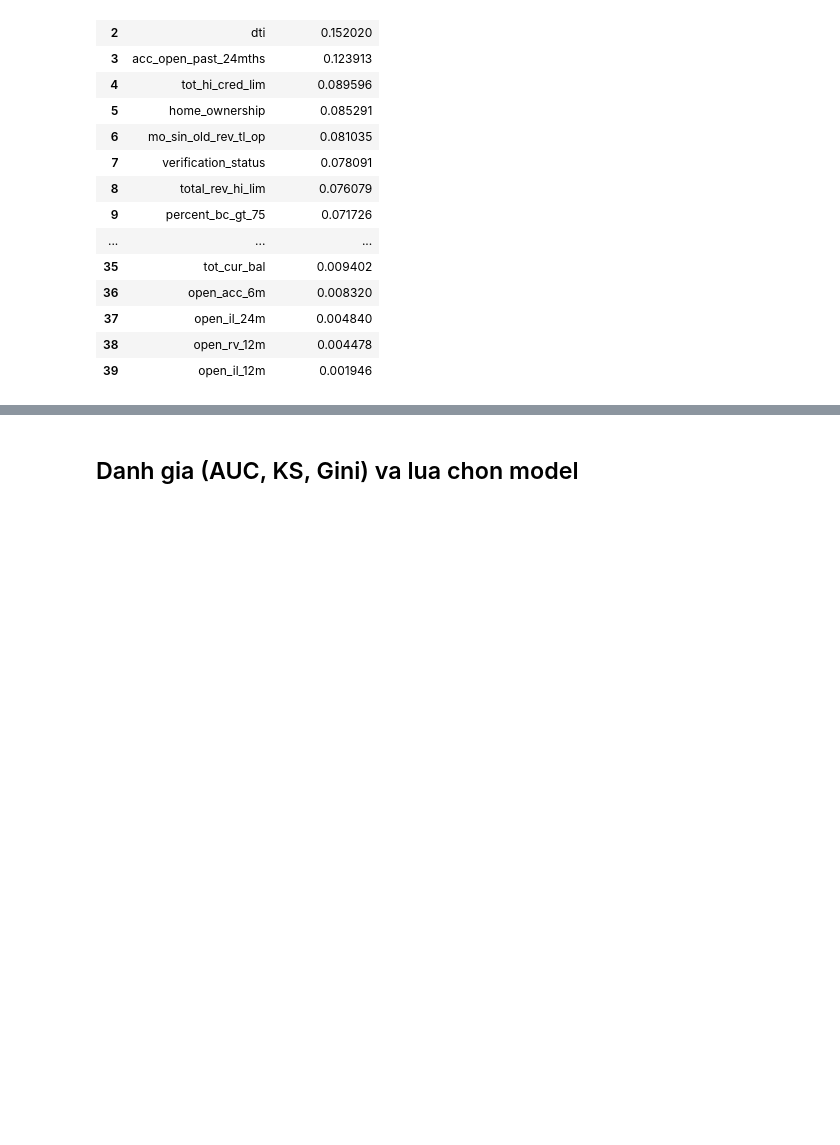
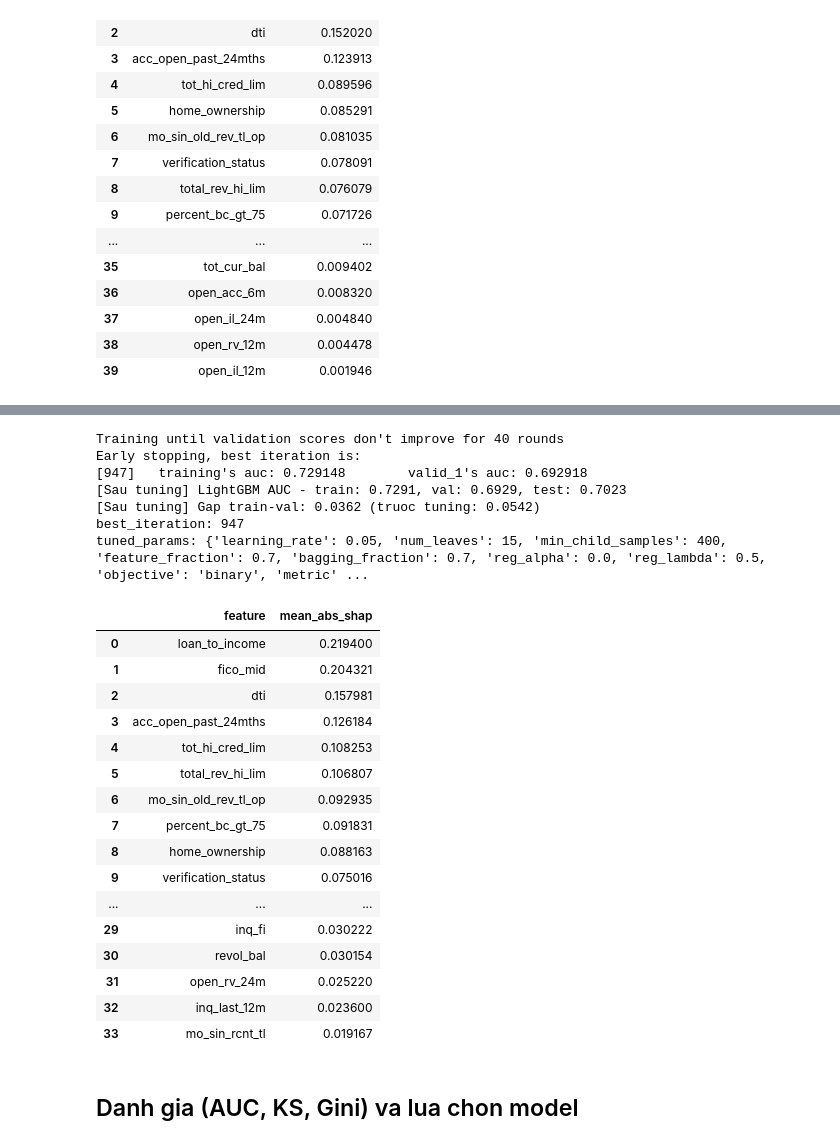
Before and after one commit to AnhNgone/CRA-CL, a Jupyter notebook: notebooks/04_modeling.ipynb, the cells around one changed output, grey strips where cells are left out. Drawn from its saved outputs; the diff is of its cells as text; code cells hidden in the pictures; blank space fills up the shorter version.

```diff
--- a/notebooks/04_modeling.ipynb
+++ b/notebooks/04_modeling.ipynb
@@ -175,3 +368,73 @@ shap_importance
+# %%
+import json
+
+# Train lai LightGBM voi best_params tim duoc (day la ban se duoc danh gia/luu lam model chinh)
+tuned_params = {**best_params, **FIXED_PARAMS}
+
+gbm_before_tuning_train_auc, gbm_before_tuning_val_auc = gbm_train_auc, gbm_val_auc
+
+gbm = lgb.train(
+    tuned_params,
+    lgb_train,
+    num_boost_round=1200,
+    valid_sets=[lgb_train, lgb_val],
+    callbacks=[lgb.early_stopping(40), lgb.log_evaluation(0)],
+)
+
+gbm_train_auc = roc_auc_score(y_train, gbm.predict(train_raw, num_iteration=gbm.best_iteration))
+gbm_val_auc = roc_auc_score(y_val, gbm.predict(val_raw, num_iteration=gbm.best_iteration))
+gbm_test_auc = roc_auc_score(y_test, gbm.predict(test_raw, num_iteration=gbm.best_iteration))
+print(f'[Sau tuning] LightGBM AUC - train: {gbm_train_auc:.4f}, val: {gbm_val_auc:.4f}, test: {gbm_test_auc:.4f}')
+print(f'[Sau tuning] Gap train-val: {gbm_train_auc - gbm_val_auc:.4f} '
+      f'(truoc tuning: {gbm_before_tuning_train_auc - gbm_before_tuning_val_auc:.4f})')
+print('best_iteration:', gbm.best_iteration)
+print('tuned_params:', tuned_params)
+
+with open(REPORTS_FIGURES / 'lightgbm_tuned_params.json', 'w') as f:
+    json.dump(tuned_params, f, indent=2)
+
+# --- SHAP cho model da tune (ban se duoc luu vao shap_importance.csv/png) ---
+shap_sample = test_raw.sample(min(5000, len(test_raw)), random_state=42)
+explainer = shap.TreeExplainer(gbm)
+shap_values = explainer.shap_values(shap_sample)
+if isinstance(shap_values, list):
+    shap_values = shap_values[1]
+
+shap.summary_plot(shap_values, shap_sample, plot_type='bar', show=False)
+plt.tight_layout()
+plt.savefig(REPORTS_FIGURES / 'shap_feature_importance.png', dpi=100, bbox_inches='tight')
+plt.close()
+
+shap_importance = pd.DataFrame({
+    'feature': shap_sample.columns,
+    'mean_abs_shap': np.abs(shap_values).mean(axis=0),
+}).sort_values('mean_abs_shap', ascending=False).reset_index(drop=True)
+shap_importance
+# %% [output]
+Training until validation scores don't improve for 40 rounds
+Early stopping, best iteration is:
+[947]   training's auc: 0.729148        valid_1's auc: 0.692918
+[Sau tuning] LightGBM AUC - train: 0.7291, val: 0.6929, test: 0.7023
+[Sau tuning] Gap train-val: 0.0362 (truoc tuning: 0.0542)
+best_iteration: 947
+tuned_params: {'learning_rate': 0.05, 'num_leaves': 15, 'min_child_samples': 400, 'feature_fraction': 0.7, 'bagging_fraction': 0.7, 'reg_alpha': 0.0, 'reg_lambda': 0.5, 'objective': 'binary', 'metric' ...
+|  | feature | mean_abs_shap |
+| 0 | loan_to_income | 0.219400 |
+| 1 | fico_mid | 0.204321 |
+| 2 | dti | 0.157981 |
+| 3 | acc_open_past_24mths | 0.126184 |
+| 4 | tot_hi_cred_lim | 0.108253 |
+| 5 | total_rev_hi_lim | 0.106807 |
+| 6 | mo_sin_old_rev_tl_op | 0.092935 |
+| 7 | percent_bc_gt_75 | 0.091831 |
+| 8 | home_ownership | 0.088163 |
+| 9 | verification_status | 0.075016 |
+| ... | ... | ... |
+| 29 | inq_fi | 0.030222 |
+| 30 | revol_bal | 0.030154 |
+| 31 | open_rv_24m | 0.025220 |
+| 32 | inq_last_12m | 0.023600 |
+| 33 | mo_sin_rcnt_tl | 0.019167 |
 # %% [markdown]
 ## Danh gia (AUC, KS, Gini) va lua chon model
 # %%
```
Also changed, not shown: parts of 7 cells of this notebook, 17 other files.
